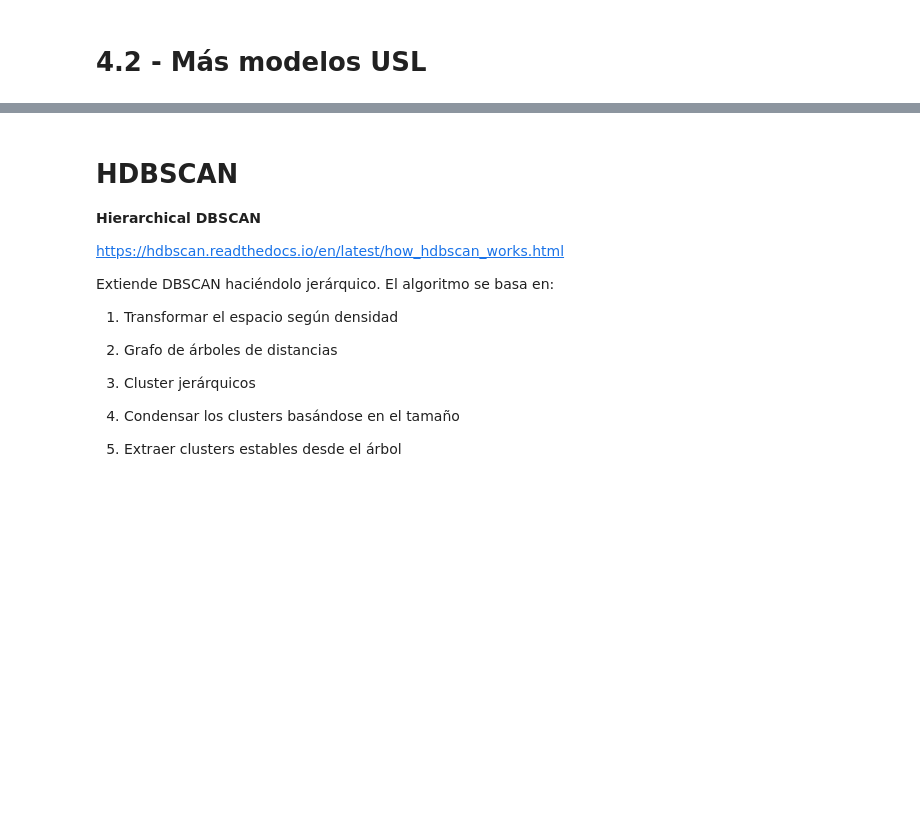
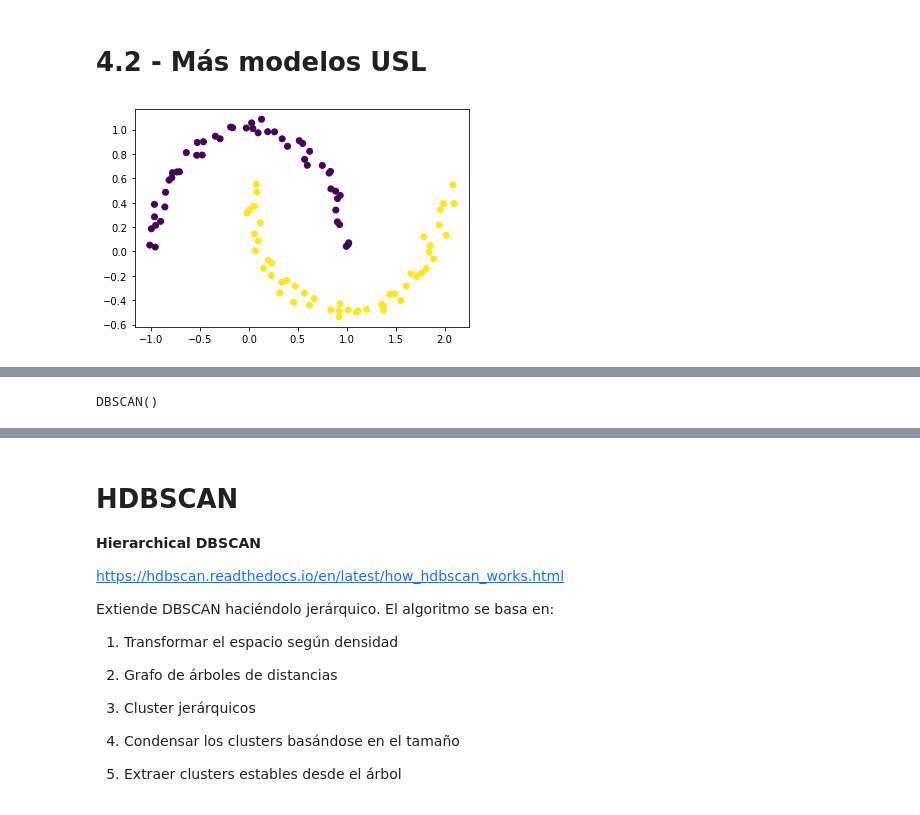
Before and after one commit to Ironhack-Data-Madrid-Mayo-2022/apuntes_clase, a Jupyter notebook: semana_7/4.2 - Mas modelos USL.ipynb, the cells around one changed output, grey strips where cells are left out. Saved outputs shown, nothing was run; the diff lists cells and outputs as text; code cells hidden in the pictures; blank space fills up the shorter version.

```diff
--- a/semana_7/4.2 - Mas modelos USL.ipynb
+++ b/semana_7/4.2 - Mas modelos USL.ipynb
@@ -3,3 +8,8 @@
+# %%
+moons=make_moons(n_samples=100, shuffle=True, noise=0.05)
+plt.scatter(moons[0][:,0], moons[0][:,1], c=moons[1]);
+# %% [output]
+[figure, added]
 # %% [markdown]
 # DBSCAN
 
@@ -32,0 +45,6 @@ https://www.naftaliharris.com/blog/visualizing-dbscan-clustering/
+# %%
+dbscan=DBSCAN()
+
+dbscan.fit(moons[0])
+# %% [output]
+DBSCAN()
```
Also changed, not shown: parts of 34 cells of this notebook, 1 other file.
